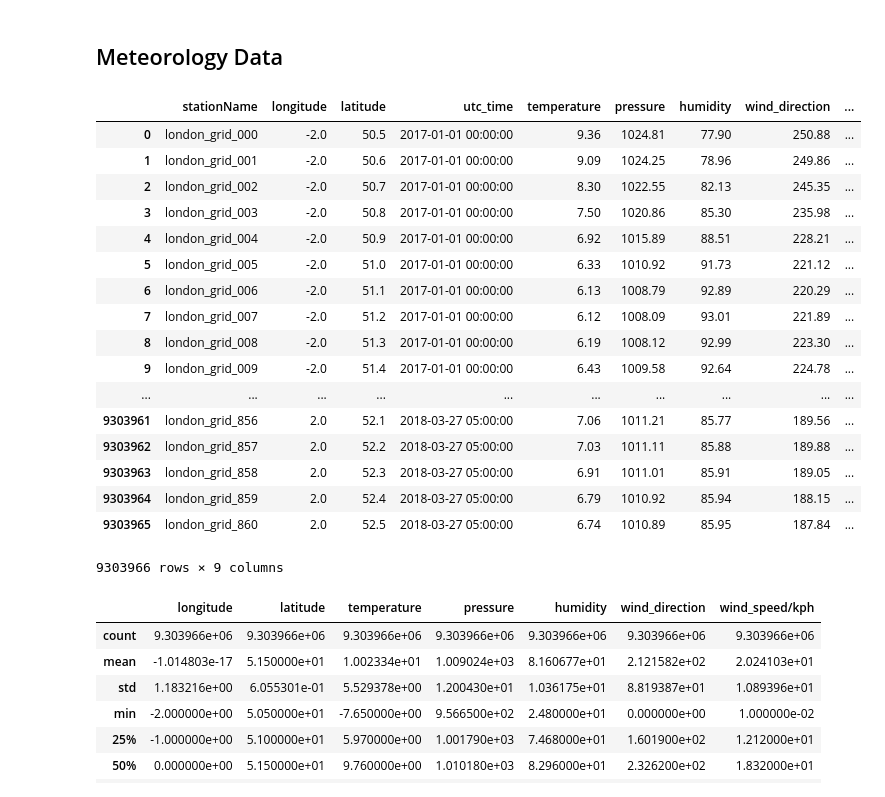
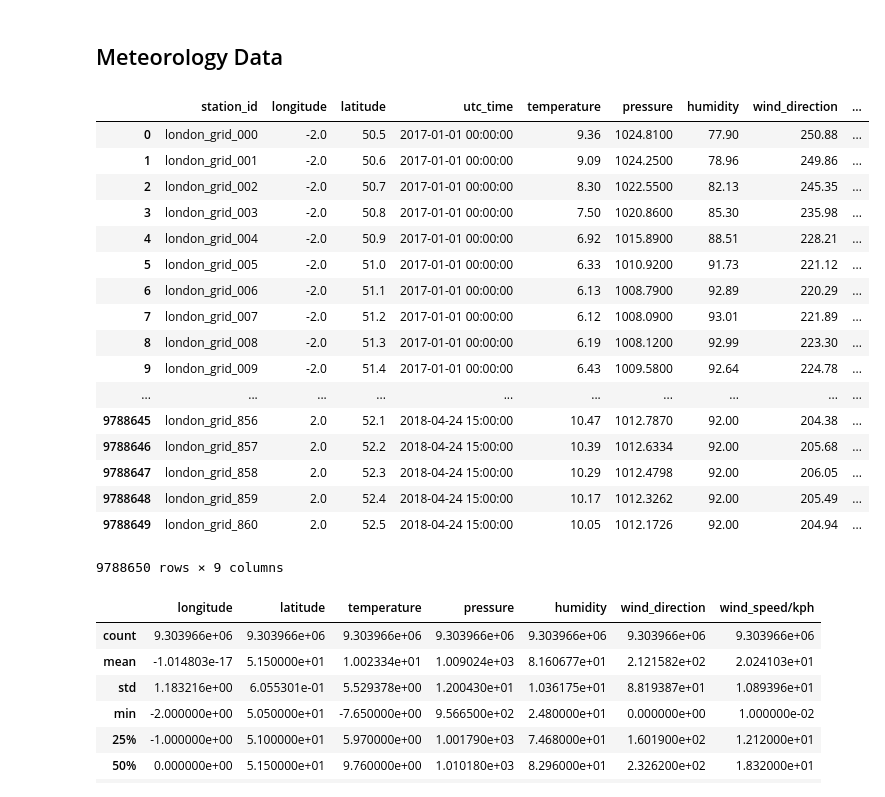
Before and after one commit to stephen0701/python-workspace, a Jupyter notebook: fresh_air/london.ipynb, the cells around one changed output. Drawn from its saved outputs; the diff is of its cells as text; code cells hidden in the pictures.

```diff
--- a/fresh_air/london.ipynb
+++ b/fresh_air/london.ipynb
@@ -182,27 +67,27 @@ merged_aq_data
 # %% [markdown]
 ## Meteorology Data
 # %%
-meo_data = pd.read_csv('raw_data/London_historical_meo_grid.csv')
+meo_data = pd.read_csv('./input/ld_meo_data.csv.gz', compression='gzip')
 meo_data
 # %% [output]
-|  | stationName | longitude | latitude | utc_time | temperature | pressure | humidity | wind_direction | ... |
-| 0 | london_grid_000 | -2.0 | 50.5 | 2017-01-01 00:00:00 | 9.36 | 1024.81 | 77.90 | 250.88 | ... |
-| 1 | london_grid_001 | -2.0 | 50.6 | 2017-01-01 00:00:00 | 9.09 | 1024.25 | 78.96 | 249.86 | ... |
-| 2 | london_grid_002 | -2.0 | 50.7 | 2017-01-01 00:00:00 | 8.30 | 1022.55 | 82.13 | 245.35 | ... |
-| 3 | london_grid_003 | -2.0 | 50.8 | 2017-01-01 00:00:00 | 7.50 | 1020.86 | 85.30 | 235.98 | ... |
-| 4 | london_grid_004 | -2.0 | 50.9 | 2017-01-01 00:00:00 | 6.92 | 1015.89 | 88.51 | 228.21 | ... |
-| 5 | london_grid_005 | -2.0 | 51.0 | 2017-01-01 00:00:00 | 6.33 | 1010.92 | 91.73 | 221.12 | ... |
-| 6 | london_grid_006 | -2.0 | 51.1 | 2017-01-01 00:00:00 | 6.13 | 1008.79 | 92.89 | 220.29 | ... |
-| 7 | london_grid_007 | -2.0 | 51.2 | 2017-01-01 00:00:00 | 6.12 | 1008.09 | 93.01 | 221.89 | ... |
-| 8 | london_grid_008 | -2.0 | 51.3 | 2017-01-01 00:00:00 | 6.19 | 1008.12 | 92.99 | 223.30 | ... |
-| 9 | london_grid_009 | -2.0 | 51.4 | 2017-01-01 00:00:00 | 6.43 | 1009.58 | 92.64 | 224.78 | ... |
+|  | station_id | longitude | latitude | utc_time | temperature | pressure | humidity | wind_direction | ... |
+| 0 | london_grid_000 | -2.0 | 50.5 | 2017-01-01 00:00:00 | 9.36 | 1024.8100 | 77.90 | 250.88 | ... |
+| 1 | london_grid_001 | -2.0 | 50.6 | 2017-01-01 00:00:00 | 9.09 | 1024.2500 | 78.96 | 249.86 | ... |
+| 2 | london_grid_002 | -2.0 | 50.7 | 2017-01-01 00:00:00 | 8.30 | 1022.5500 | 82.13 | 245.35 | ... |
+| 3 | london_grid_003 | -2.0 | 50.8 | 2017-01-01 00:00:00 | 7.50 | 1020.8600 | 85.30 | 235.98 | ... |
+| 4 | london_grid_004 | -2.0 | 50.9 | 2017-01-01 00:00:00 | 6.92 | 1015.8900 | 88.51 | 228.21 | ... |
+| 5 | london_grid_005 | -2.0 | 51.0 | 2017-01-01 00:00:00 | 6.33 | 1010.9200 | 91.73 | 221.12 | ... |
+| 6 | london_grid_006 | -2.0 | 51.1 | 2017-01-01 00:00:00 | 6.13 | 1008.7900 | 92.89 | 220.29 | ... |
+| 7 | london_grid_007 | -2.0 | 51.2 | 2017-01-01 00:00:00 | 6.12 | 1008.0900 | 93.01 | 221.89 | ... |
+| 8 | london_grid_008 | -2.0 | 51.3 | 2017-01-01 00:00:00 | 6.19 | 1008.1200 | 92.99 | 223.30 | ... |
+| 9 | london_grid_009 | -2.0 | 51.4 | 2017-01-01 00:00:00 | 6.43 | 1009.5800 | 92.64 | 224.78 | ... |
 | ... | ... | ... | ... | ... | ... | ... | ... | ... | ... |
-| 9303961 | london_grid_856 | 2.0 | 52.1 | 2018-03-27 05:00:00 | 7.06 | 1011.21 | 85.77 | 189.56 | ... |
-| 9303962 | london_grid_857 | 2.0 | 52.2 | 2018-03-27 05:00:00 | 7.03 | 1011.11 | 85.88 | 189.88 | ... |
-| 9303963 | london_grid_858 | 2.0 | 52.3 | 2018-03-27 05:00:00 | 6.91 | 1011.01 | 85.91 | 189.05 | ... |
-| 9303964 | london_grid_859 | 2.0 | 52.4 | 2018-03-27 05:00:00 | 6.79 | 1010.92 | 85.94 | 188.15 | ... |
-| 9303965 | london_grid_860 | 2.0 | 52.5 | 2018-03-27 05:00:00 | 6.74 | 1010.89 | 85.95 | 187.84 | ... |
+| 9788645 | london_grid_856 | 2.0 | 52.1 | 2018-04-24 15:00:00 | 10.47 | 1012.7870 | 92.00 | 204.38 | ... |
+| 9788646 | london_grid_857 | 2.0 | 52.2 | 2018-04-24 15:00:00 | 10.39 | 1012.6334 | 92.00 | 205.68 | ... |
+| 9788647 | london_grid_858 | 2.0 | 52.3 | 2018-04-24 15:00:00 | 10.29 | 1012.4798 | 92.00 | 206.05 | ... |
+| 9788648 | london_grid_859 | 2.0 | 52.4 | 2018-04-24 15:00:00 | 10.17 | 1012.3262 | 92.00 | 205.49 | ... |
+| 9788649 | london_grid_860 | 2.0 | 52.5 | 2018-04-24 15:00:00 | 10.05 | 1012.1726 | 92.00 | 204.94 | ... |
-9303966 rows × 9 columns
+9788650 rows × 9 columns
 # %%
 meo_data.describe()
 # %% [output]
```
Also changed, not shown: parts of 26 cells of this notebook.
